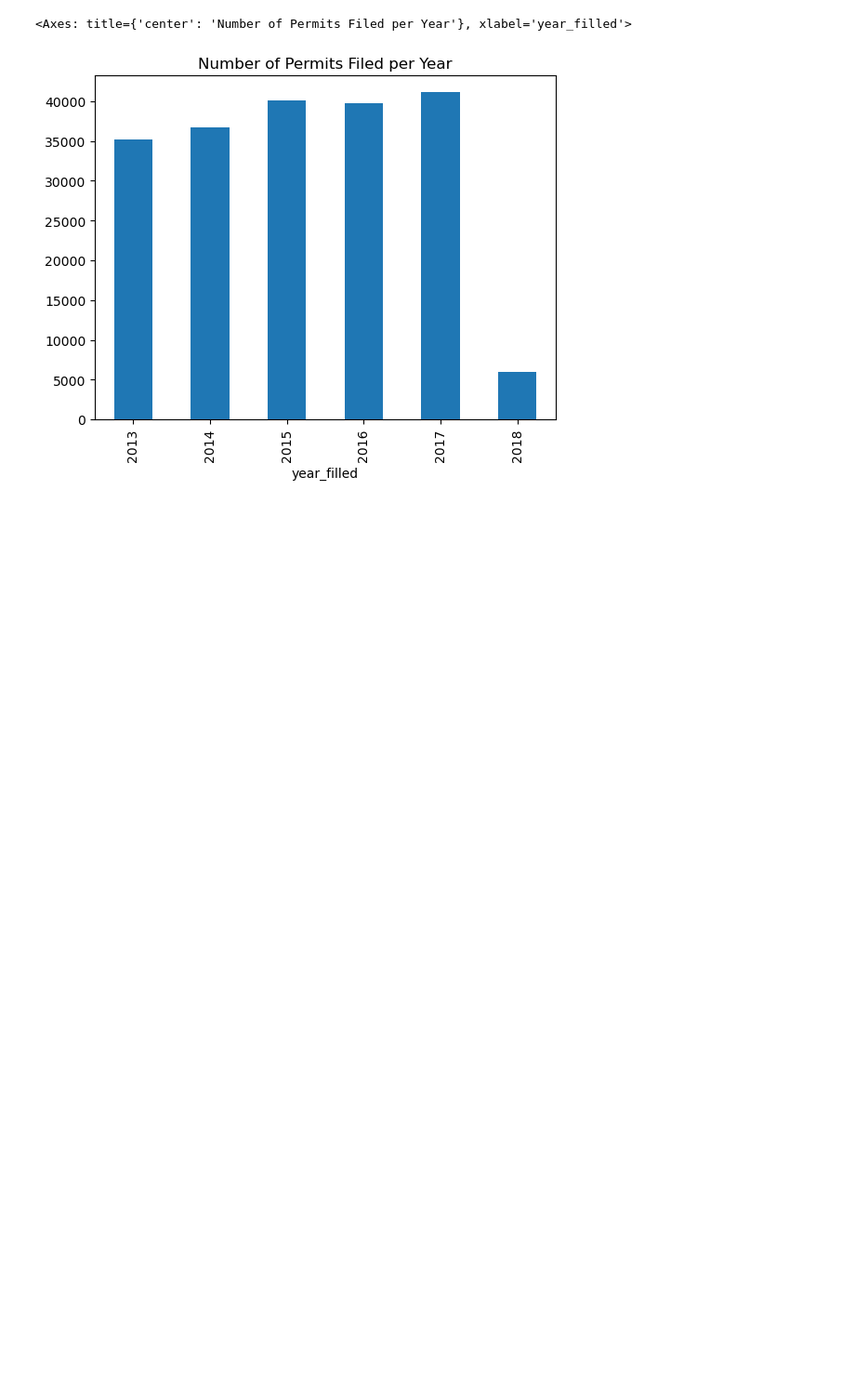
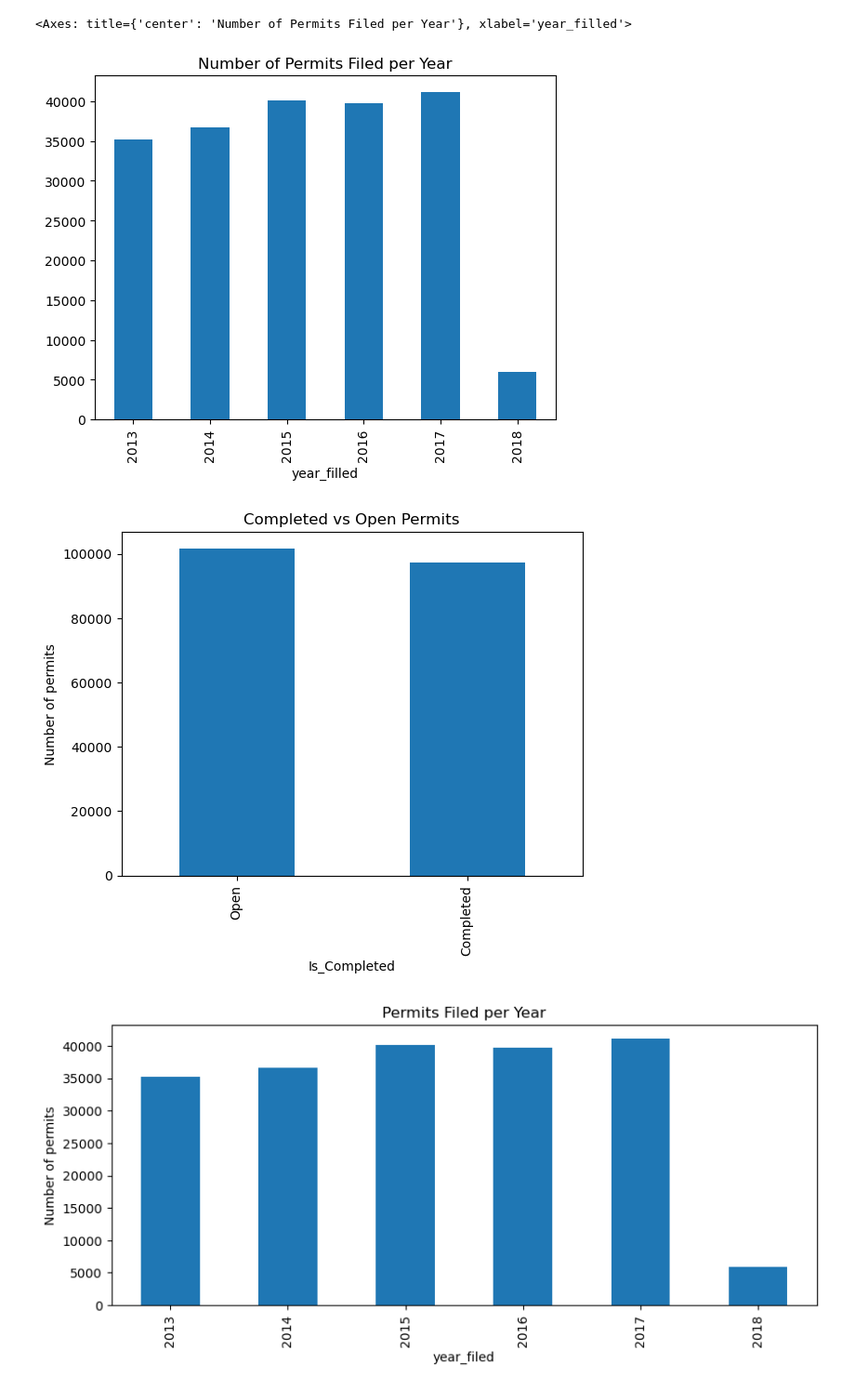
Before and after one commit to mkzaw25101999/Builind_Permit_data_cleaning, a Jupyter notebook: notebooks/building_permits_cleaning.ipynb, the cells around one changed output. Shown at 93% size. Drawn from its saved outputs; the diff is of its cells as text; code cells hidden in the pictures; blank space fills up the shorter version.

```diff
--- a/notebooks/building_permits_cleaning.ipynb
+++ b/notebooks/building_permits_cleaning.ipynb
@@ -143,3 +143,21 @@ Data columns (total 42 columns):
 dtype: int64
 <Axes: title={'center': 'Number of Permits Filed per Year'}, xlabel='year_filled'>
 [figure]
+# %%
+import matplotlib.pyplot as plt
+
+status_counts = df_clean["Is_Completed"].value_counts().rename(index={0: "Open", 1: "Completed"})
+status_counts.plot(kind="bar")
+plt.title("Completed vs Open Permits")
+plt.ylabel("Number of permits")
+plt.show()
+
+df_clean["year_filed"] = df_clean["Filed Date"].dt.year
+permits_per_year = df_clean.groupby("year_filed").size()
+permits_per_year.plot(kind="bar", figsize=(10,4))
+plt.title("Permits Filed per Year")
+plt.ylabel("Number of permits")
+plt.show()
+# %% [output]
+[figure, added]
+[figure, added]
```
Also changed, not shown: 1 other file.
